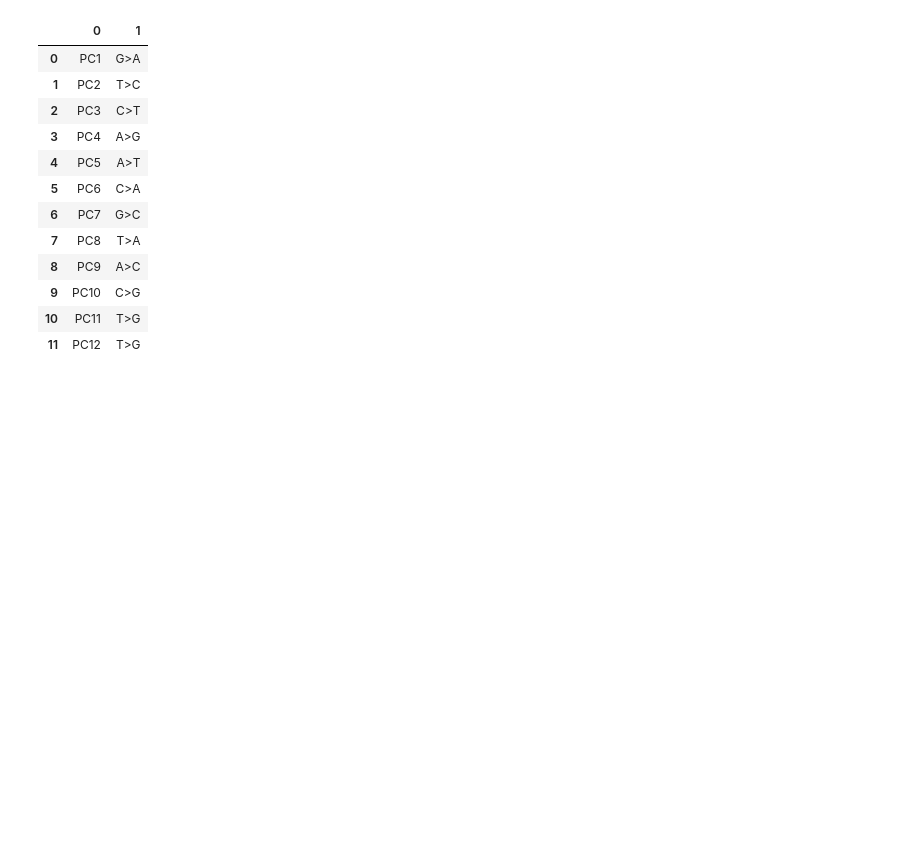
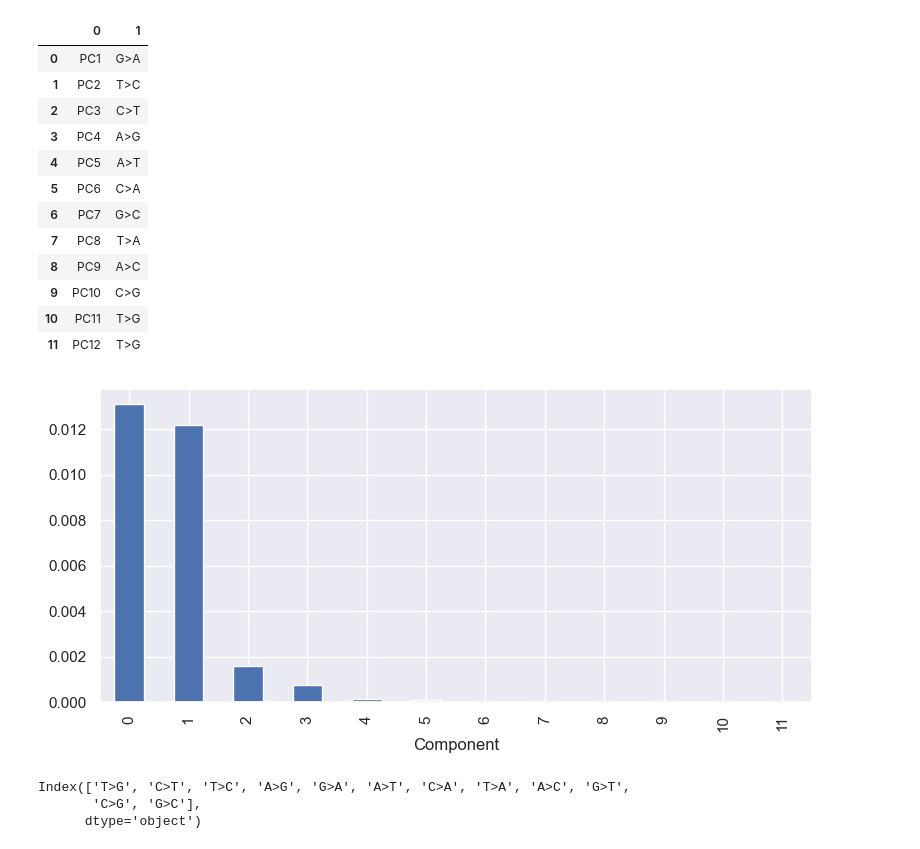
Before and after one commit to VoronkaAlexandr/Sars_Cov_2_MutSpec, a Jupyter notebook: Sars_Cov_2/cod/viruses_kelley_mutspec_pca.ipynb, the cells around one changed output. Drawn from its saved outputs; the diff is of its cells as text; code cells hidden in the pictures; blank space fills up the shorter version.

```diff
--- a/Sars_Cov_2/cod/viruses_kelley_mutspec_pca.ipynb
+++ b/Sars_Cov_2/cod/viruses_kelley_mutspec_pca.ipynb
@@ -203,3 +204,18 @@ df
 | 9 | PC10 | C>G |
 | 10 | PC11 | T>G |
 | 11 | PC12 | T>G |
+# %%
+explained_variance = pd.DataFrame(model.explained_variance_)
+#showing the first value
+ax = explained_variance.plot.bar(legend=False, figsize=(8, 4))
+ax.set_xlabel('Component')
+plt.tight_layout()
+plt.show()
+# %% [output]
+[figure, added]
+# %%
+pca_data_only.columns
+# %% [output]
+Index(['T>G', 'C>T', 'T>C', 'A>G', 'G>A', 'A>T', 'C>A', 'T>A', 'A>C', 'G>T',
+       'C>G', 'G>C'],
+      dtype='object')
```
Also changed, not shown: parts of 7 cells of this notebook.
